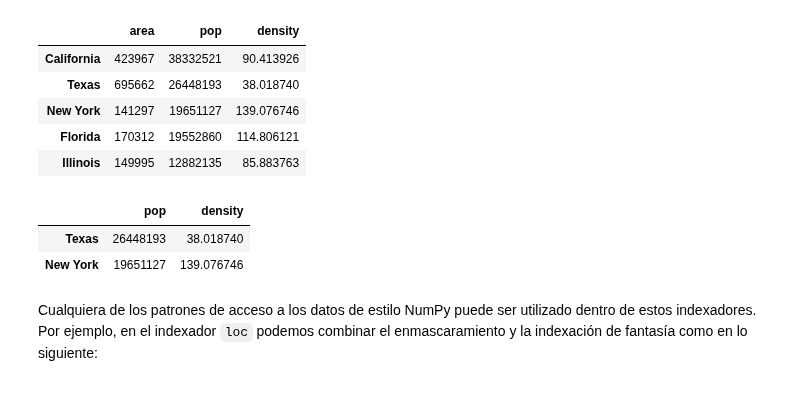
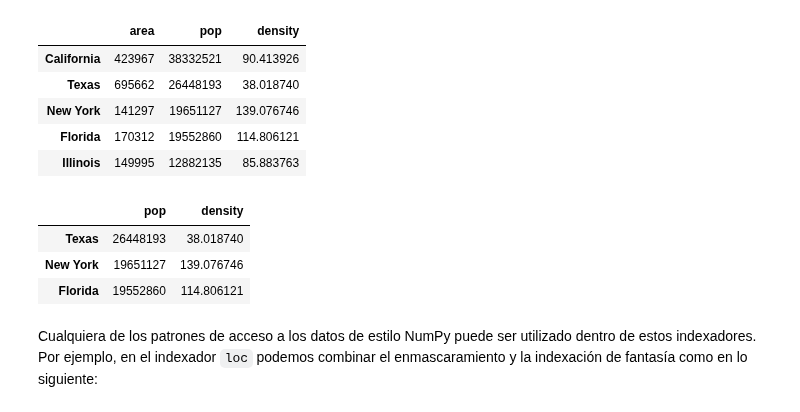
Before and after one commit to AGC79/ONLINE_DS_THEBRDIGE_TRABAJOSAGC, a Jupyter notebook: 2-DATA_ANALYSIS/2-Pandas/Teoría/1_Intro_Pandas_agc.ipynb, the cells around one changed output. Cells and saved outputs as stored; diff of their text form; code cells hidden in the pictures.

```diff
--- a/2-DATA_ANALYSIS/2-Pandas/Teoría/1_Intro_Pandas_agc.ipynb
+++ b/2-DATA_ANALYSIS/2-Pandas/Teoría/1_Intro_Pandas_agc.ipynb
@@ -1454,11 +1578,12 @@ data
 | Florida | 170312 | 19552860 | 114.806121 |
 | Illinois | 149995 | 12882135 | 85.883763 |
 # %%
-data.loc['Texas':'New York', 'pop':'density']
+data.loc['Texas':'Florida', 'pop':'density']
 # %% [output]
 |  | pop | density |
 | Texas | 26448193 | 38.018740 |
 | New York | 19651127 | 139.076746 |
+| Florida | 19552860 | 114.806121 |
 # %% [markdown]
 Cualquiera de los patrones de acceso a los datos de estilo NumPy puede ser utilizado dentro de estos indexadores.
 Por ejemplo, en el indexador ``loc`` podemos combinar el enmascaramiento y la indexación de fantasía como en lo siguiente:
```
Also changed, not shown: parts of 52 cells of this notebook, 7 other files.
